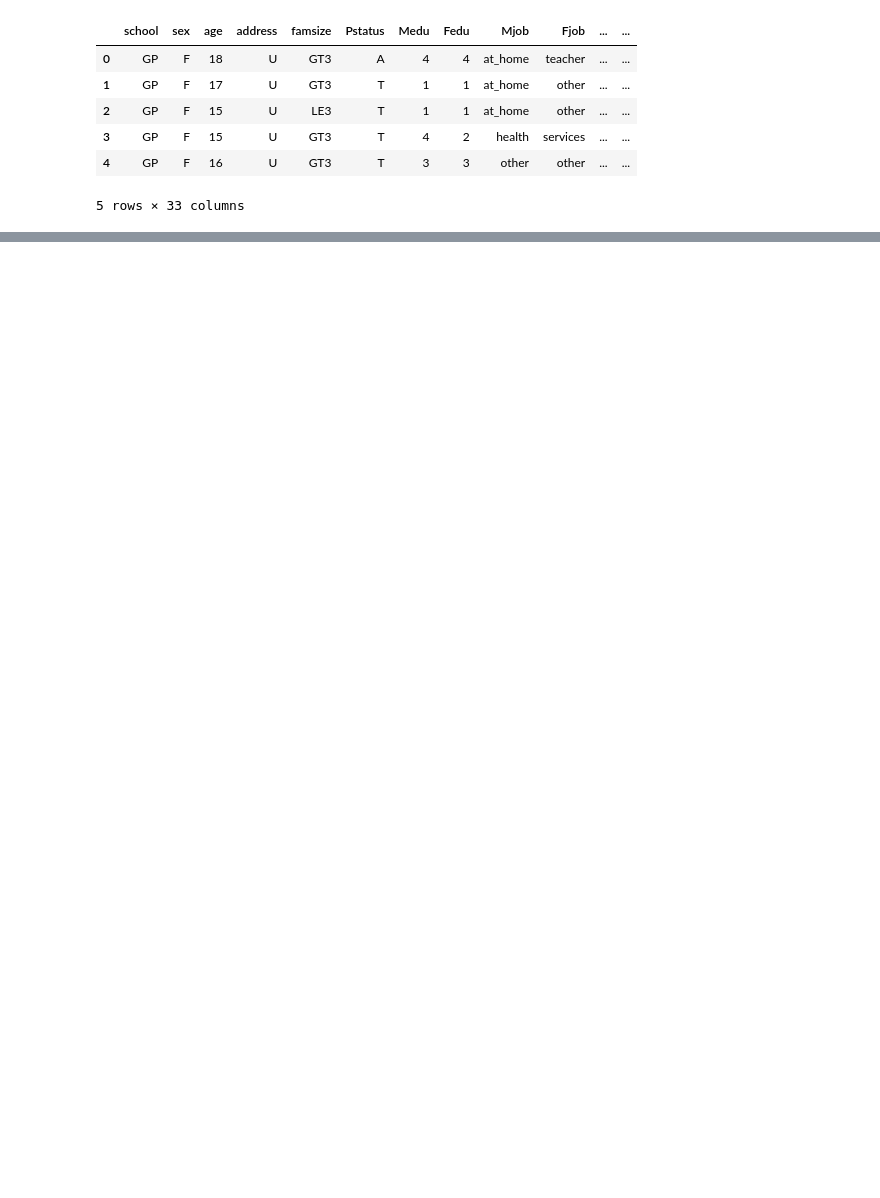
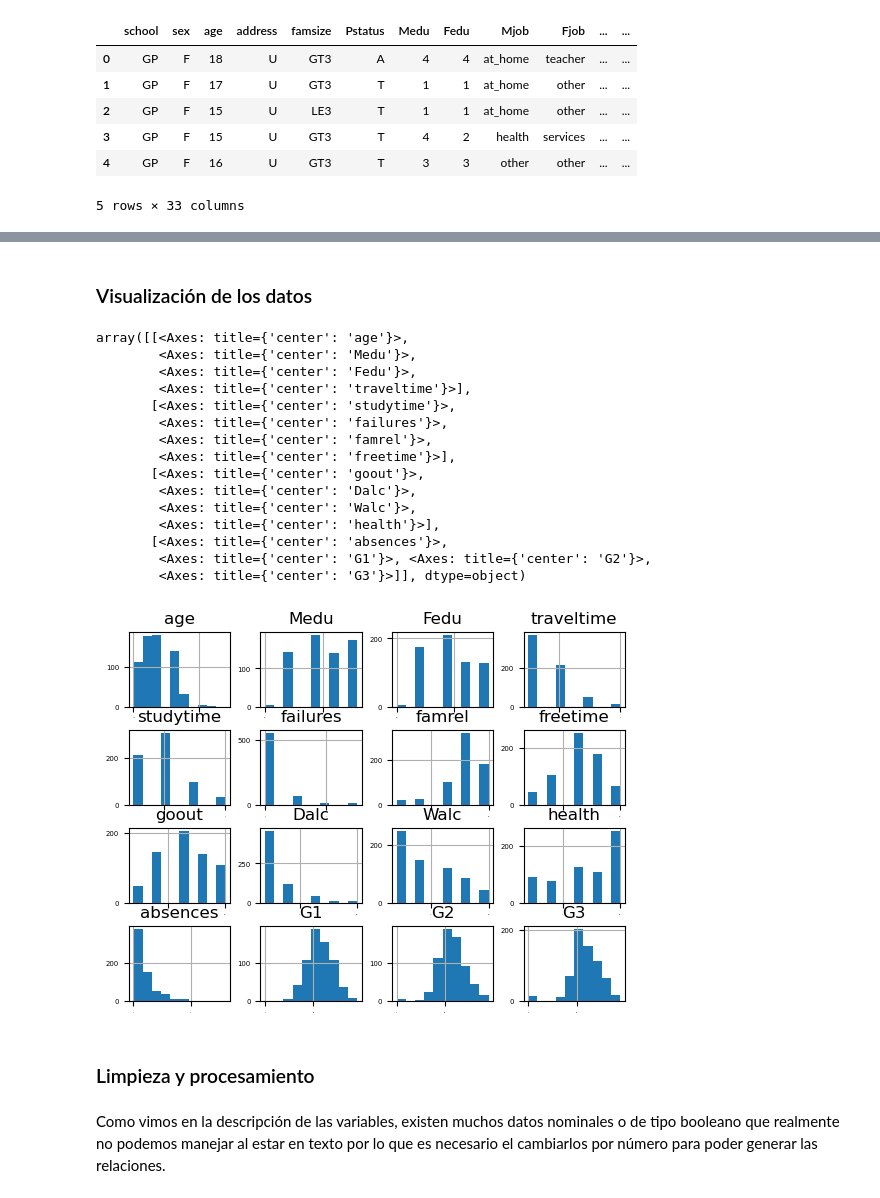
Before and after one commit to RafaelTakata0105/proyect-data-analysis, a Jupyter notebook: notebooks/proyect.ipynb, the cells around one changed output, grey strips where cells are left out. Cells and saved outputs as stored; diff of their text form; code cells hidden in the pictures; blank space fills up the shorter version.

```diff
--- a/notebooks/proyect.ipynb
+++ b/notebooks/proyect.ipynb
@@ -65,0 +134,25 @@ student_df
+# %% [markdown]
+### Visualización de los datos
+# %%
+porclass_df.hist(ylabelsize=5, xlabelsize= 0, bins=10)
+# %% [output]
+array([[<Axes: title={'center': 'age'}>,
+        <Axes: title={'center': 'Medu'}>,
+        <Axes: title={'center': 'Fedu'}>,
+        <Axes: title={'center': 'traveltime'}>],
+       [<Axes: title={'center': 'studytime'}>,
+        <Axes: title={'center': 'failures'}>,
+        <Axes: title={'center': 'famrel'}>,
+        <Axes: title={'center': 'freetime'}>],
+       [<Axes: title={'center': 'goout'}>,
+        <Axes: title={'center': 'Dalc'}>,
+        <Axes: title={'center': 'Walc'}>,
+        <Axes: title={'center': 'health'}>],
+       [<Axes: title={'center': 'absences'}>,
+        <Axes: title={'center': 'G1'}>, <Axes: title={'center': 'G2'}>,
+        <Axes: title={'center': 'G3'}>]], dtype=object)
+[figure, added]
+# %% [markdown]
+### Limpieza y procesamiento
+# %% [markdown]
+Como vimos en la descripción de las variables, existen muchos datos nominales o de tipo booleano que realmente no podemos manejar al estar en texto por lo que es necesario el cambiarlos por número para poder generar las relaciones.
```
Also changed, not shown: parts of 28 cells of this notebook.
